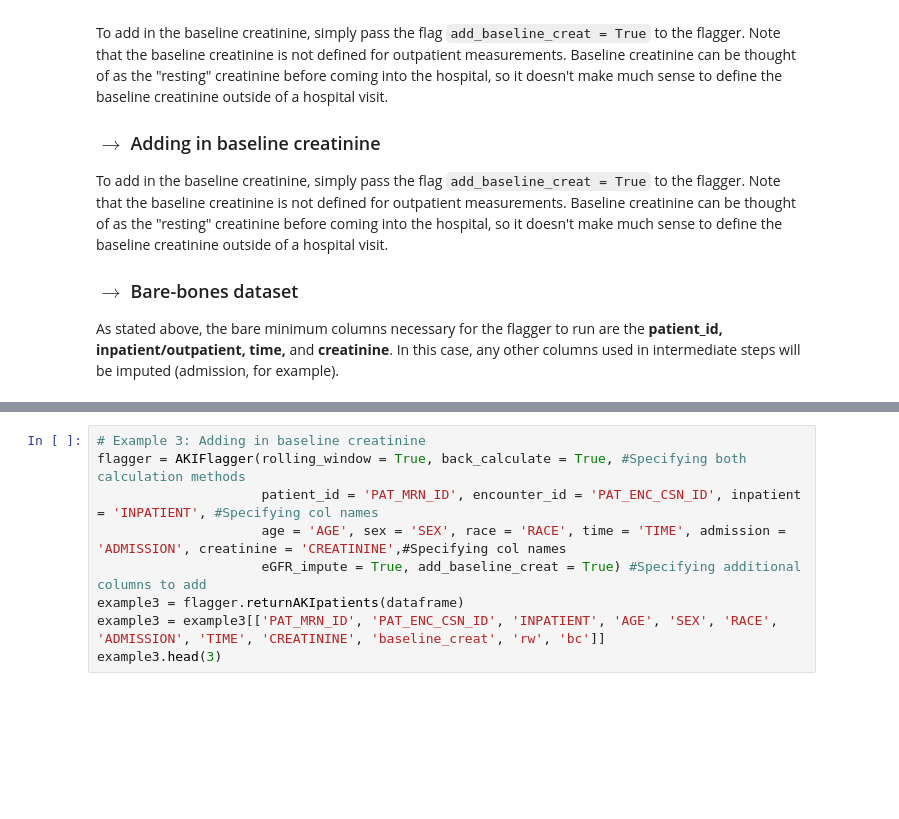
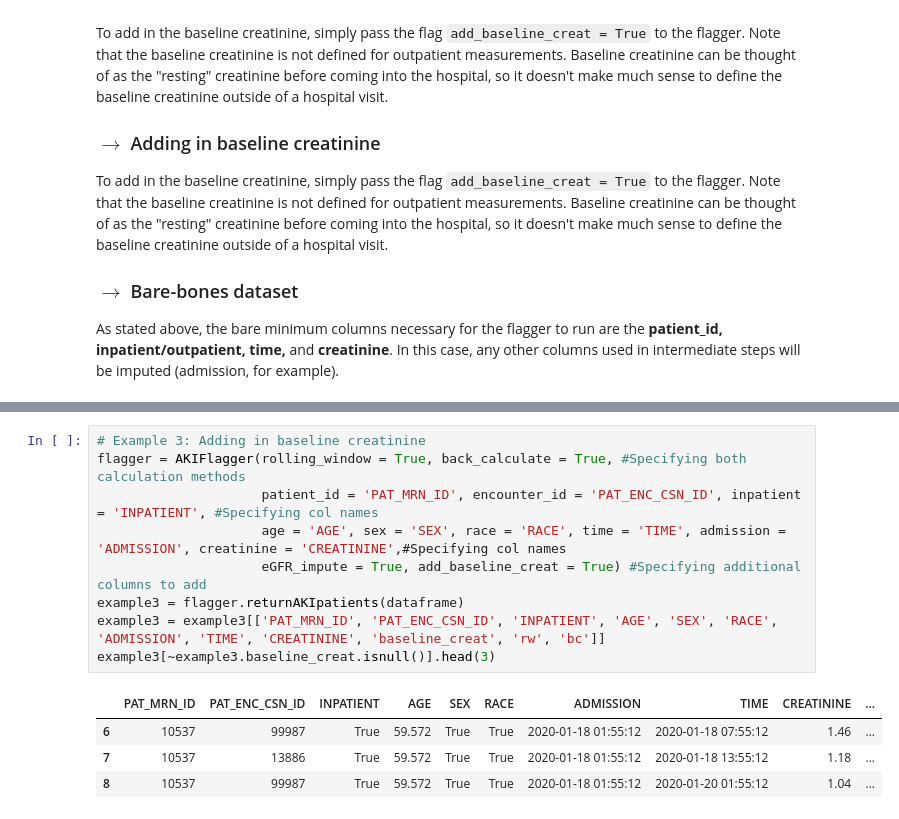
Before and after one commit to isaranwrap/StandardizingAKI, a Jupyter notebook: GettingStarted.ipynb, the cells around one changed output, grey strips where cells are left out. Cells and saved outputs as stored; diff of their text form; blank space fills up the shorter version.

```diff
--- a/GettingStarted.ipynb
+++ b/GettingStarted.ipynb
@@ -183,12 +246,17 @@ example2.head(3)
 # %%
 # Example 3: Adding in baseline creatinine
 flagger = AKIFlagger(rolling_window = True, back_calculate = True, #Specifying both calculation methods
                      patient_id = 'PAT_MRN_ID', encounter_id = 'PAT_ENC_CSN_ID', inpatient = 'INPATIENT', #Specifying col names
                      age = 'AGE', sex = 'SEX', race = 'RACE', time = 'TIME', admission = 'ADMISSION', creatinine = 'CREATININE',#Specifying col names
                      eGFR_impute = True, add_baseline_creat = True) #Specifying additional columns to add
 example3 = flagger.returnAKIpatients(dataframe)
 example3 = example3[['PAT_MRN_ID', 'PAT_ENC_CSN_ID', 'INPATIENT', 'AGE', 'SEX', 'RACE', 'ADMISSION', 'TIME', 'CREATININE', 'baseline_creat', 'rw', 'bc']]
-example3.head(3)
+example3[~example3.baseline_creat.isnull()].head(3)
+# %% [output]
+|  | PAT_MRN_ID | PAT_ENC_CSN_ID | INPATIENT | AGE | SEX | RACE | ADMISSION | TIME | CREATININE | ... |
+| 6 | 10537 | 99987 | True | 59.572 | True | True | 2020-01-18 01:55:12 | 2020-01-18 07:55:12 | 1.46 | ... |
+| 7 | 10537 | 13886 | True | 59.572 | True | True | 2020-01-18 01:55:12 | 2020-01-18 13:55:12 | 1.18 | ... |
+| 8 | 10537 | 99987 | True | 59.572 | True | True | 2020-01-18 01:55:12 | 2020-01-20 01:55:12 | 1.04 | ... |
 # %%
 # Example 4: Bare-bones dataset
 barebones = toy.loc[:,['mrn', 'inpatient', 'time', 'creat']]
```
Also changed, not shown: parts of 11 cells of this notebook, 5 other files.
